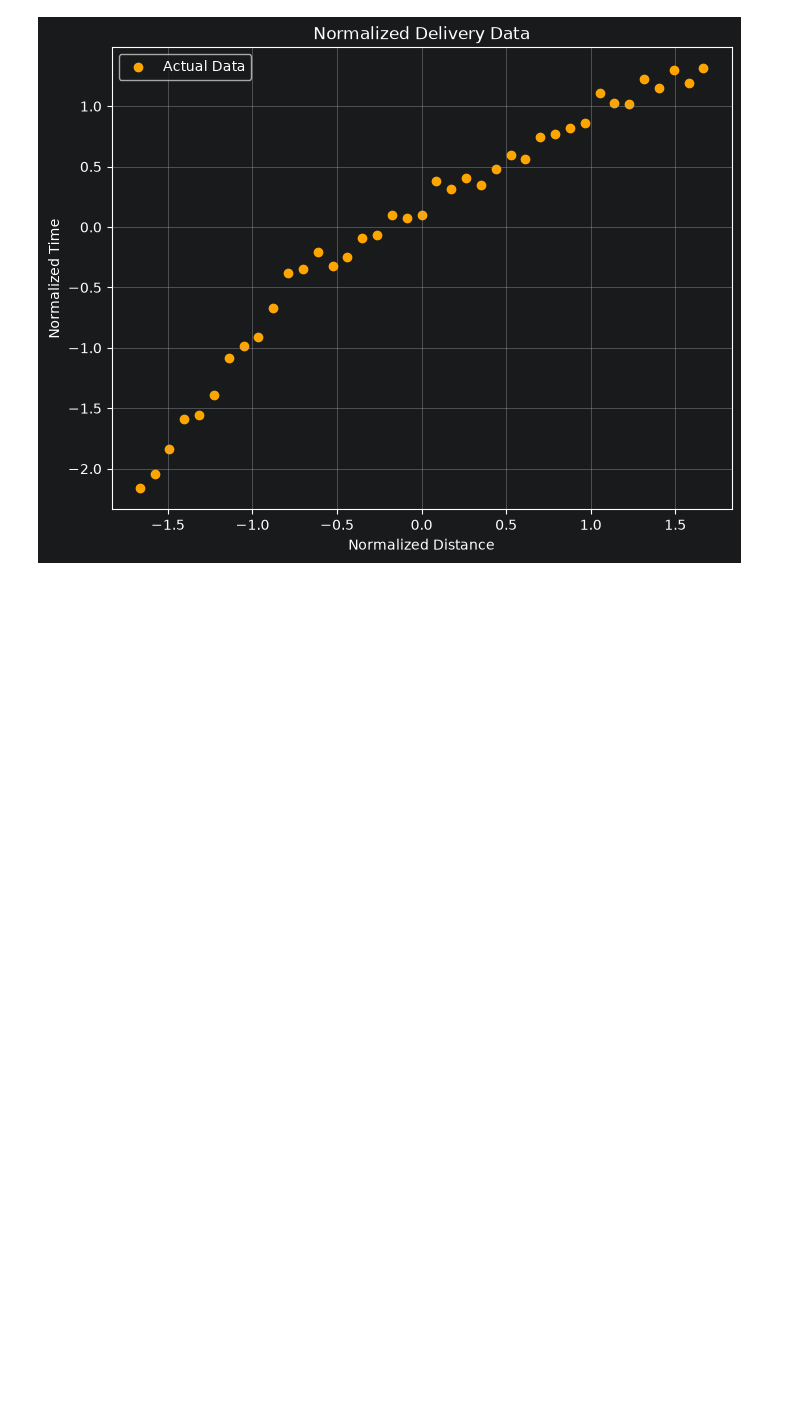
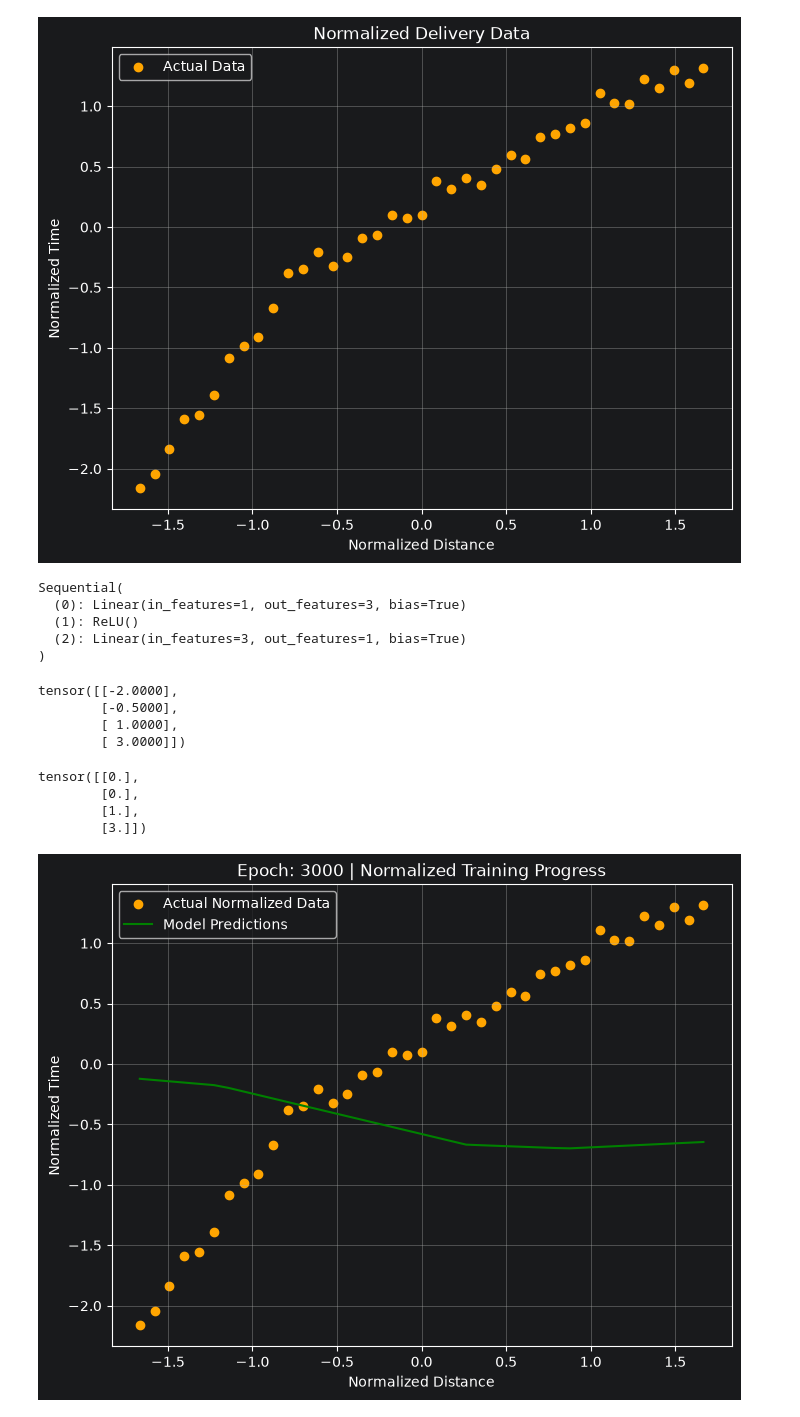
Before and after one commit to thtomid/ML-AI-Engineering, a Jupyter notebook: 13 - Implement a Non-Linear Neural Network in Py Torch.ipynb, the cells around one changed output. Saved outputs shown, nothing was run; the diff lists cells and outputs as text; code cells hidden in the pictures; blank space fills up the shorter version.

```diff
--- a/13 - Implement a Non-Linear Neural Network in Py Torch.ipynb
+++ b/13 - Implement a Non-Linear Neural Network in Py Torch.ipynb
@@ -102,3 +103,19 @@ helper_utils.plot_points(
 )
 # %% [output]
 [figure]
+# %%
+torch.manual_seed(42)
+
+model = nn.Sequential(
+    nn.Linear(1, 3),
+    nn.ReLU(),
+    nn.Linear(3, 1),
+)
+
+print(model)
+# %% [output]
+Sequential(
+  (0): Linear(in_features=1, out_features=3, bias=True)
+  (1): ReLU()
+  (2): Linear(in_features=3, out_features=1, bias=True)
+)
@@ -104,0 +126,41 @@ helper_utils.plot_points(
+# %%
+sample_values
+# %% [output]
+tensor([[-2.0000],
+        [-0.5000],
+        [ 1.0000],
+        [ 3.0000]])
+# %%
+relu_outputs
+# %% [output]
+tensor([[0.],
+        [0.],
+        [1.],
+        [3.]])
+# %%
+loss_function = nn.MSELoss()
+optimizer = optim.SGD(model.parameters(), lr=0.01)
+# %%
+torch.manual_seed(42)
+num_epochs = 3000
+train_losses = []
+
+for epoch in range(num_epochs):
+    optimizer.zero_grad()
+    outputs = linear_model(distances_norm)
+    loss = loss_function(outputs, times_norm)
+    loss.backward()
+    optimizer.step()
+    train_losses.append(loss.item())
+
+    if (epoch + 1) % 50 == 0:
+        helper_utils.plot_training_progress(
+            epoch,
+            model,
+            distances_norm,
+            times_norm,
+        )
+    print("Training Complete")
+    print("Final Loss: ", loss.item())
+# %% [output]
+[figure, added]
```
Also changed, not shown: parts of 3 cells of this notebook.
